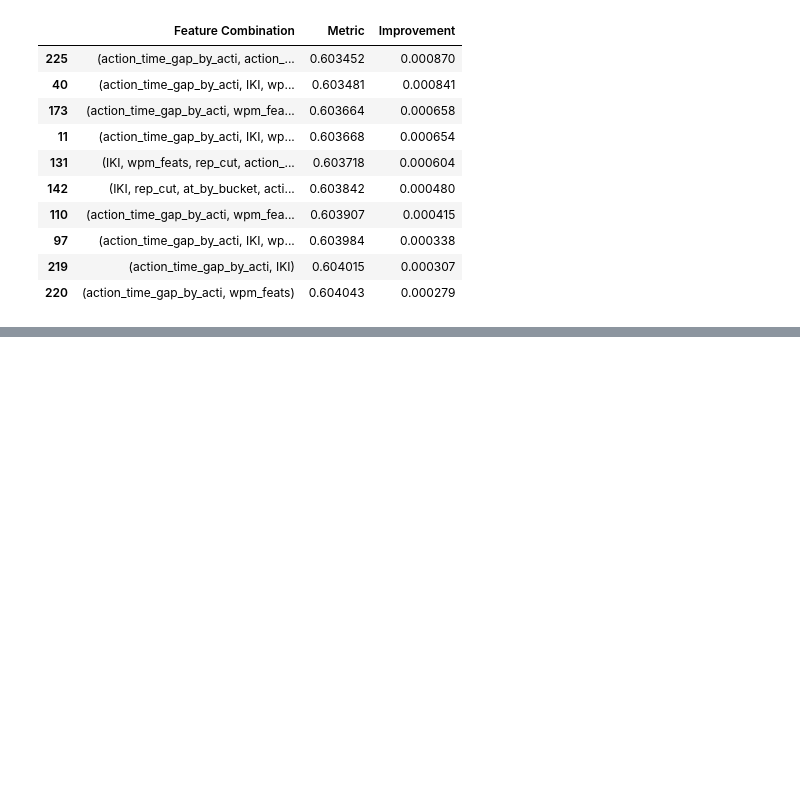
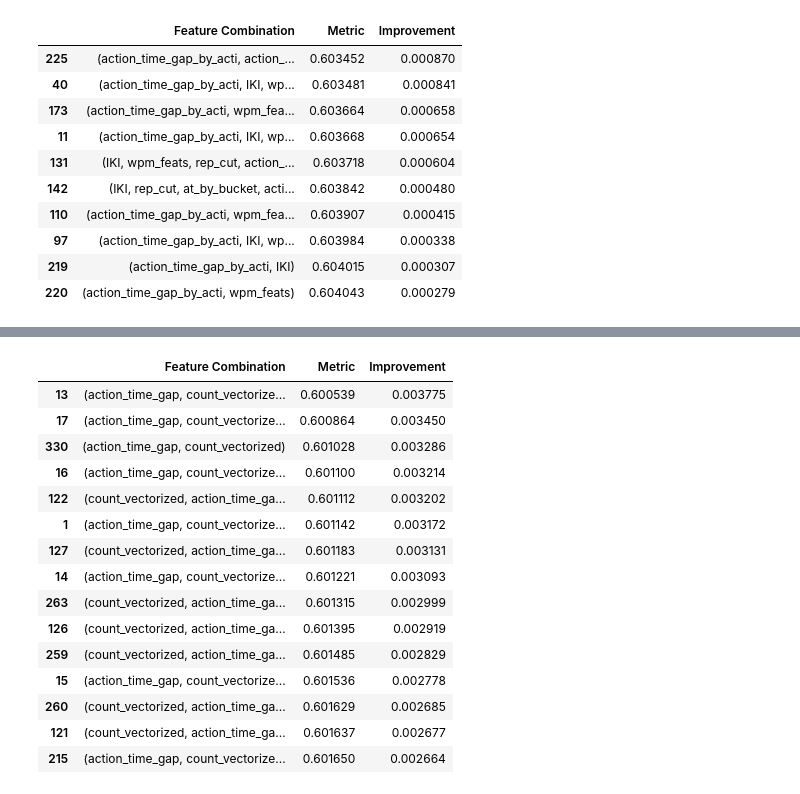
Before and after one commit to uallende/linking_writing_quality, a Jupyter notebook: SPF_experiments.ipynb, the cells around one changed output, grey strips where cells are left out. Saved outputs shown, nothing was run; the diff lists cells and outputs as text; code cells hidden in the pictures; blank space fills up the shorter version.

```diff
--- a/SPF_experiments.ipynb
+++ b/SPF_experiments.ipynb
@@ -329,16 +516,0 @@ Features: wc_chage. RMSE: 0.604975, Improvement: -0.000476
-# %%
-# LGBM Average RMSE over 50 folds: 0.603452
-# Features: ('action_time_gap_by_acti', 'action_time_gap').
-INPUT_DIR = 'kaggle/input/linking-writing-processes-to-writing-quality'
-FEATURE_STORE = 'feature_store'
-train_scores = pd.read_csv(f'{INPUT_DIR}/train_scores.csv')
-train_feats = pd.read_pickle('feature_store/base_feats/train_base_feats_1.pkl')
-test_feats = pd.read_pickle('feature_store/base_feats/test_base_feats_1.pkl')
-train_feats = train_feats.merge(train_scores, on=['id'], how='left')
-# Usage
-max_combination_length = 8 # You can adjust this to test different combination lengths
-results_comb = compare_feature_combinations(base_dir=FEATURE_STORE,
-                                       base_train_feats=train_feats,
-                                       base_test_feats=test_feats,
-                                       baseline_metrics=0.604322,
-                                       max_combination_length=max_combination_length)
@@ -417,0 +663,19 @@ results_comb.sort_values(by='Metric').head(10)
+# %%
+results_comb.sort_values('Improvement', ascending=False).head(15)
+# %% [output]
+|  | Feature Combination | Metric | Improvement |
+| 13 | (action_time_gap, count_vectorize... | 0.600539 | 0.003775 |
+| 17 | (action_time_gap, count_vectorize... | 0.600864 | 0.003450 |
+| 330 | (action_time_gap, count_vectorized) | 0.601028 | 0.003286 |
+| 16 | (action_time_gap, count_vectorize... | 0.601100 | 0.003214 |
+| 122 | (count_vectorized, action_time_ga... | 0.601112 | 0.003202 |
+| 1 | (action_time_gap, count_vectorize... | 0.601142 | 0.003172 |
+| 127 | (count_vectorized, action_time_ga... | 0.601183 | 0.003131 |
+| 14 | (action_time_gap, count_vectorize... | 0.601221 | 0.003093 |
+| 263 | (count_vectorized, action_time_ga... | 0.601315 | 0.002999 |
+| 126 | (count_vectorized, action_time_ga... | 0.601395 | 0.002919 |
+| 259 | (count_vectorized, action_time_ga... | 0.601485 | 0.002829 |
+| 15 | (action_time_gap, count_vectorize... | 0.601536 | 0.002778 |
+| 260 | (count_vectorized, action_time_ga... | 0.601629 | 0.002685 |
+| 121 | (count_vectorized, action_time_ga... | 0.601637 | 0.002677 |
+| 215 | (action_time_gap, count_vectorize... | 0.601650 | 0.002664 |
```
Also changed, not shown: parts of 25 cells of this notebook, 27 other files.
